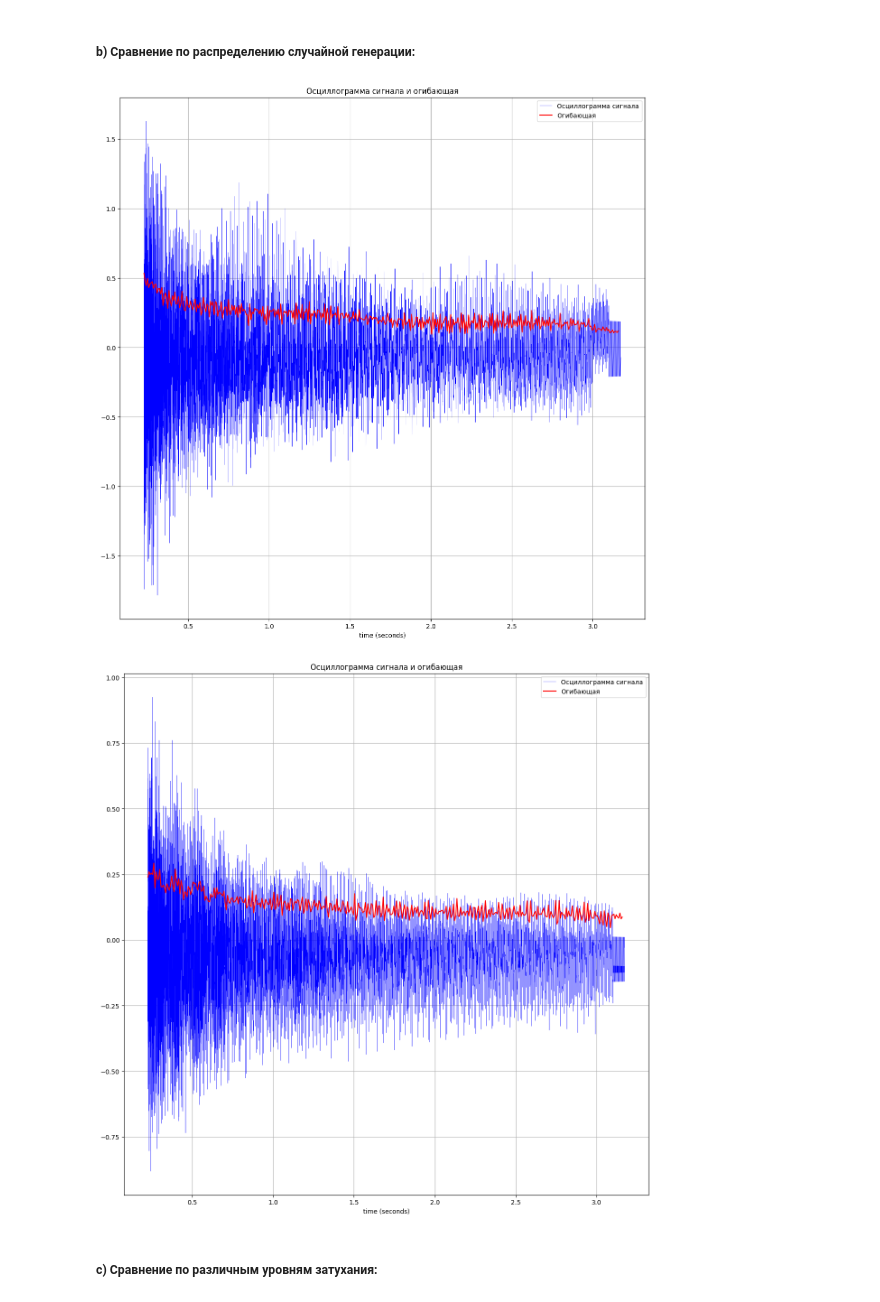
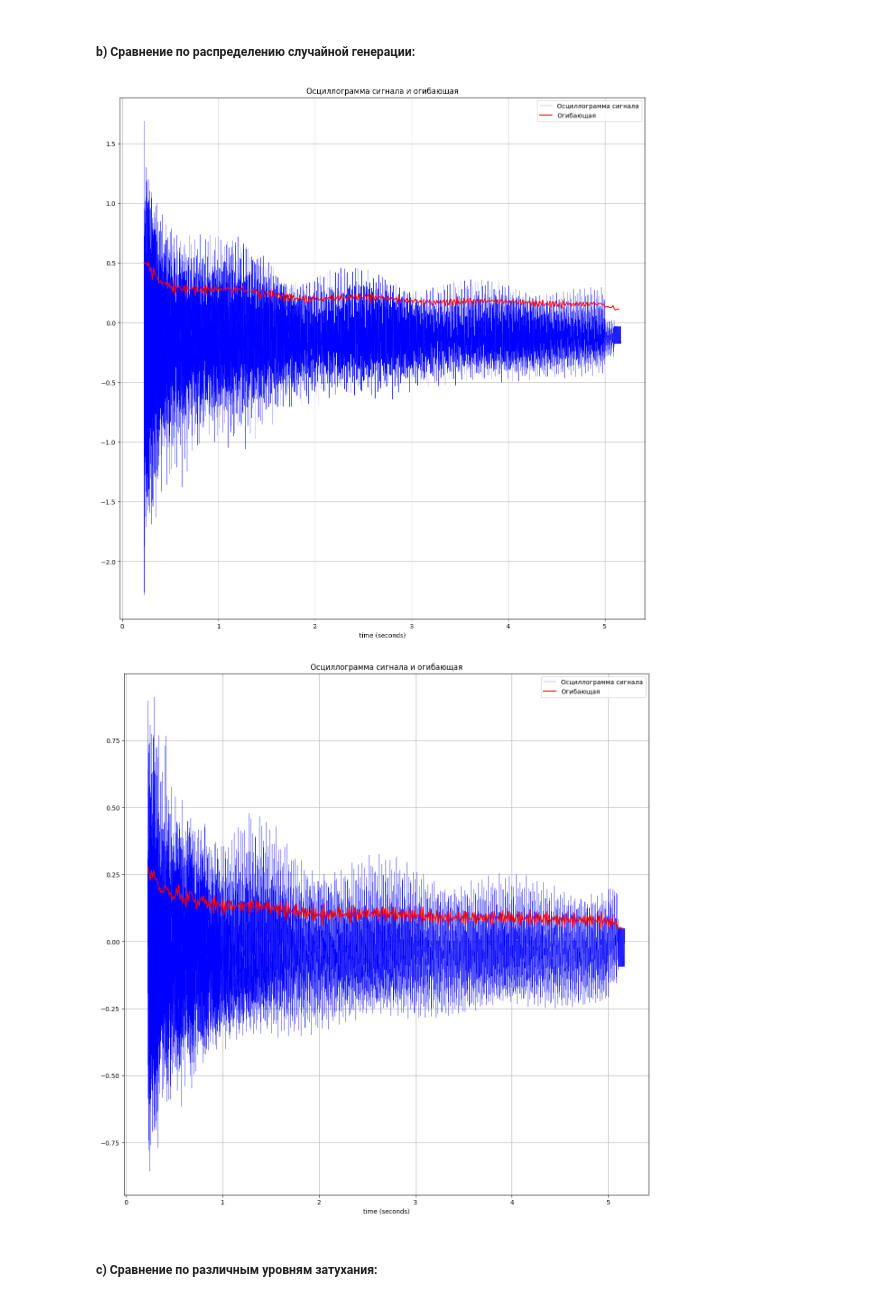
Before and after one commit to Sashauxgit/mathematical-methods-of-digital-signal-processing, a Jupyter notebook: lab4/MMDSP_Semenov_lab4.ipynb, the cells around one changed output. Cells and saved outputs as stored; diff of their text form; code cells hidden in the pictures.

Commit message:
Длительность аккорда увеличена до 5 сек + переименовано название функции алгоритма

```diff
--- a/lab4/MMDSP_Semenov_lab4.ipynb
+++ b/lab4/MMDSP_Semenov_lab4.ipynb
@@ -44,7 +44,7 @@ import numpy as np
 
 f0 = 130.82
 fd = 22050 # Частота дискретизации
-duration = 3 # Длительность аккорда
+duration = 5 # Длительность аккорда (сек)
 delaySize = int(fd // 10)
 
 
@@ -73,7 +73,7 @@ def paintGraphics(data, framerate, b, a = 0):
 # %% [markdown]
 ### 2. Реализация алгоритма:
 # %%
-def karplus_strong(fd, fs, raspred, redusing, alpha):
+def KarplusStrong(fd, fs, raspred, redusing, alpha):
     N = int((2*fd - fs)//(2*fs))
     size = fd * duration
 
@@ -122,25 +122,25 @@ karplus_strong(fd, fk, raspred, redusing, alpha)[-noteSize:]
 # %%
 for raspred in ('norm', 'uni'):
     notes = np.array([2, 5, 9]) # Ре минор
     redusing = 1
     alpha = 0
 
     noteSize = fd * duration
     chordSize = int((notes.size - 1) * delaySize + noteSize)
     chord = np.zeros((notes.size, chordSize))
 
     for i in range(notes.size):
         fk = f0 * 2 ** (notes[i] / 12)
         chord[i, i * delaySize : chordSize - (notes.size - 1 - i) *  delaySize] =\
-karplus_strong(fd, fk, raspred, redusing, alpha)[-noteSize:]
+KarplusStrong(fd, fk, raspred, redusing, alpha)[-noteSize:]
 
     X = np.sum(chord, axis=0)
     sf.write(f'./3_b/chord_{raspred}.wav', X, fd)
 
-    paintGraphics(X, fd, 70000, 5000)
+    paintGraphics(X, fd, 114000, 5000)
 # %% [output]
-[figure, old version]
+[figure, new version]
-[figure, old version]
+[figure, new version]
 # %% [markdown]
 ##### c) Сравнение по различным уровням затухания:
 # %%
```
Also changed, not shown: parts of 2 cells of this notebook, 10 other files.
